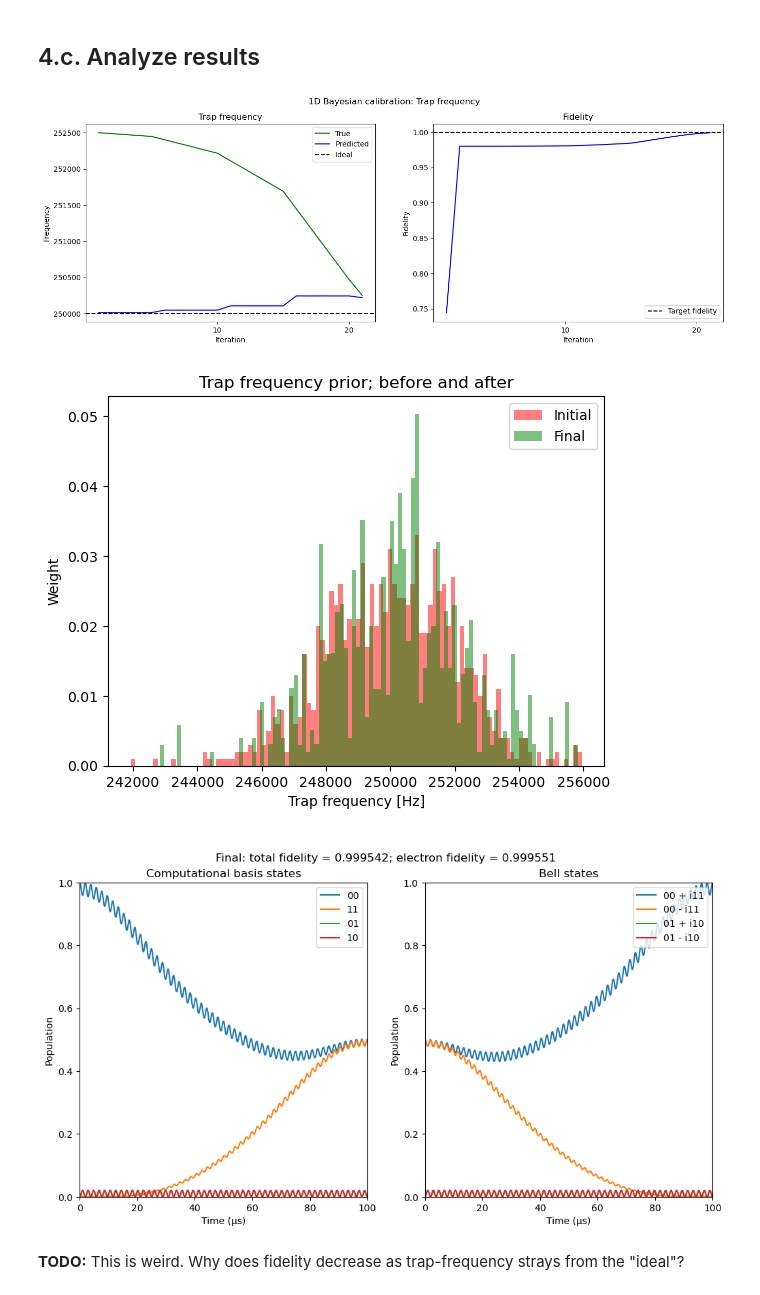
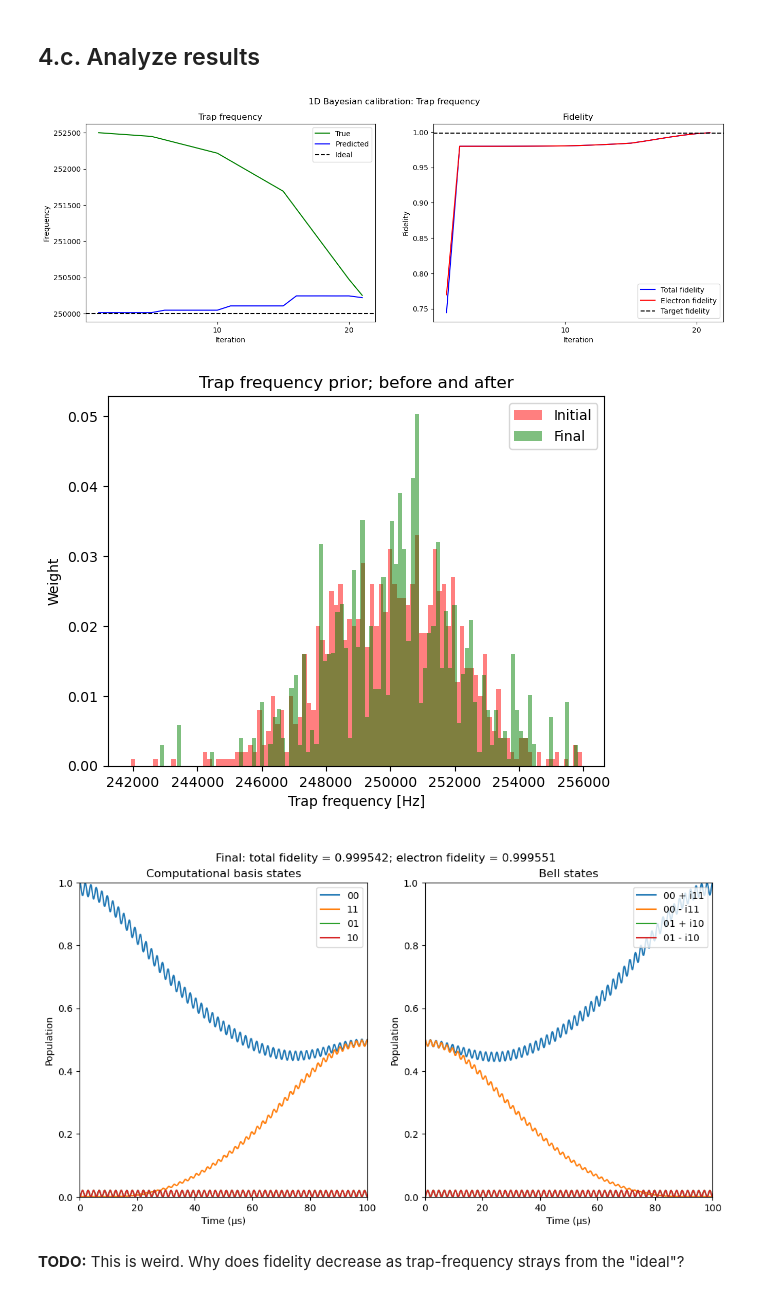
Before and after one commit to SQRLab/IonSim, a Jupyter notebook: molmer_sorensen/bayesian_calibration_1D.ipynb, the cells around one changed output. Cells and saved outputs as stored; diff of their text form; code cells hidden in the pictures.

```diff
--- a/molmer_sorensen/bayesian_calibration_1D.ipynb
+++ b/molmer_sorensen/bayesian_calibration_1D.ipynb
@@ -113,7 +113,8 @@ ket_01_p_i10 = (ket_01 + 1im*ket_10)/√2
 ρ_01_m_i10 = dm(ket_01_m_i10)
 ρ_01_p_i10 = dm(ket_01_p_i10)
 
-ρ_TARGET = dm(ket_00_p_i11 ⊗ ket0_VIB_MODE);
+ρ_TARGET = dm(ket_00_p_i11 ⊗ ket0_VIB_MODE)
+ρ_TARGET_EL = ρ_00_p_i11;
 # %% [markdown]
 Helper functions
 # %%
@@ -641,8 +642,11 @@ function BayesianCalibration1D(chamber, particles, weights, conditional_dist,
     h = hamiltonian(chamber, timescale=TIMESCALE, lamb_dicke_order=1, rwa_cutoff=Inf)
     tout, sol = timeevolution.schroedinger_dynamic(T_RANGE/TIMESCALE, ket_00 ⊗ ket0_VIB_MODE, h)
     ρ = dm(sol[end])
+    ρ_el = ptrace(ρ, 3)
     fid = real(fidelity(ρ, ρ_TARGET))
+    fid_el = real(fidelity(ρ_el, ρ_TARGET_EL))
     fid_tracker = []
+    fid_el_tracker = []
 
     # Begin Bayesian calibration
     iter = 0
@@ -656,6 +660,7 @@ function BayesianCalibration1D(chamber, particles, weights, conditional_dist,
         h = hamiltonian(chamber, timescale=TIMESCALE, lamb_dicke_order=1, rwa_cutoff=Inf)
         tout, sol = timeevolution.schroedinger_dynamic(T_RANGE/TIMESCALE, ket_00 ⊗ ket0_VIB_MODE, h)
         ρ = dm(sol[end])
+        ρ_el = ptrace(ρ, 3)
         probs = ZZ_probs(ρ)
         probs = probs ./ sum(probs)
         m_t = rand(Categorical([p for p in probs]), n_shots)
@@ -703,6 +708,7 @@ function BayesianCalibration1D(chamber, particles, weights, conditional_dist,
         append!(x_tracker, x)
         append!(xbar_tracker, xbar)
         append!(fid_tracker, real(fidelity(ρ, ρ_TARGET)))
+        append!(fid_el_tracker, real(fidelity(ρ_el, ρ_TARGET_EL)))
         fid = fid_tracker[end]
     end
 
@@ -710,7 +716,7 @@ function BayesianCalibration1D(chamber, particles, weights, conditional_dist,
     pop!(x_tracker)
     pop!(xbar_tracker)
 
-    return chamber, particles, weights, x_tracker, xbar_tracker, fid_tracker
+    return chamber, particles, weights, x_tracker, xbar_tracker, fid_tracker, fid_el_tracker
 
 end
 # %% [output]
@@ -979,7 +987,7 @@ plt.close(fig)
 # %% [markdown]
 ## 4.b. Calibrate
 # %%
-MS_CHAMBER_ν_TUNED, particles_ν_1d, weights_ν_1d, ν_tracker, ν_bar_tracker, ν_fid_tracker = BayesianCalibration1D(MS_CHAMBER_UNTUNED, particles_ν_1d, weights_ν_1d, m_given_ν_1d_dist, "ν", 5, 0.1)
+MS_CHAMBER_ν_TUNED, particles_ν_1d, weights_ν_1d, ν_tracker, ν_bar_tracker, ν_fid_tracker, ν_fid_el_tracker = BayesianCalibration1D(MS_CHAMBER_UNTUNED, particles_ν_1d, weights_ν_1d, m_given_ν_1d_dist, "ν", 5, 0.1)
 length(ν_tracker)
 # %% [output]
 21
@@ -995,40 +1003,41 @@ ax1.set_xlabel("Iteration")
 ax1.set_ylabel("Frequency")
 ax1.set_title("Trap frequency")
 ax1.legend()
-ax2.plot(1:length(ν_fid_tracker), ν_fid_tracker, color="b")
+ax2.plot(1:length(ν_fid_tracker), ν_fid_tracker, color="b", label="Total fidelity")
+ax2.plot(1:length(ν_fid_el_tracker), ν_fid_el_tracker, color="r", label="Electron fidelity")
 ax2.axhline(FID_THRESH, label = "Target fidelity", color="k", linestyle="--")
 ax2.set_xticks(ticks=[i for i in 1:length(ν_fid_tracker) if i%10==0])
 ax2.set_xlabel("Iteration")
 ax2.set_ylabel("Fidelity")
 ax2.set_title("Fidelity")
 ax2.legend()
 fig.suptitle("1D Bayesian calibration: Trap frequency")
 plt.display(fig)
 plt.close(fig)
 
 particles_ν_1d_binned_final, weights_ν_1d_binned_final, binwidth_ν_1d_final = bin_prior(particles_ν_1d, weights_ν_1d, 100)
 fig = plt.figure()
 plt.bar(particles_ν_1d_binned_initial, weights_ν_1d_binned_initial, width = binwidth_ν_1d_initial, color="r", label = "Initial", alpha=0.5)
 plt.bar(particles_ν_1d_binned_final, weights_ν_1d_binned_final, width = binwidth_ν_1d_final, color="g", label = "Final", alpha=0.5)
 plt.title("Trap frequency prior; before and after")
 plt.xlabel("Trap frequency [Hz]")
 plt.ylabel("Weight")
 plt.legend()
 plt.display(fig)
 plt.close(fig)
 
 h = hamiltonian(MS_CHAMBER_ν_TUNED, timescale=TIMESCALE, lamb_dicke_order=1, rwa_cutoff=Inf)
 tout, sol = timeevolution.schroedinger_dynamic(T_RANGE/TIMESCALE, ket_00 ⊗ ket0_VIB_MODE, h)
 ρ = dm(sol[end])
+ρ_el = ptrace(ρ, 3)
 fid = real(fidelity(ρ, ρ_TARGET))
-ρ_el = ptrace(ρ, 3)
 fid_el = real(fidelity(ρ_el, ρ_00_p_i11))
 fig = plot_populations_double(MS_CHAMBER_ν_TUNED, tout, sol)
 plt.suptitle("\nFinal: total fidelity = $(round(fid, digits=6)); electron fidelity = $(round(fid_el, digits=6))")
 plt.display(fig)
 plt.close(fig)
 # %% [output]
-[figure, old version]
+[figure, new version]
 [figure]
 [figure]
 # %% [markdown]
```
Also changed, not shown: parts of 7 cells of this notebook.
